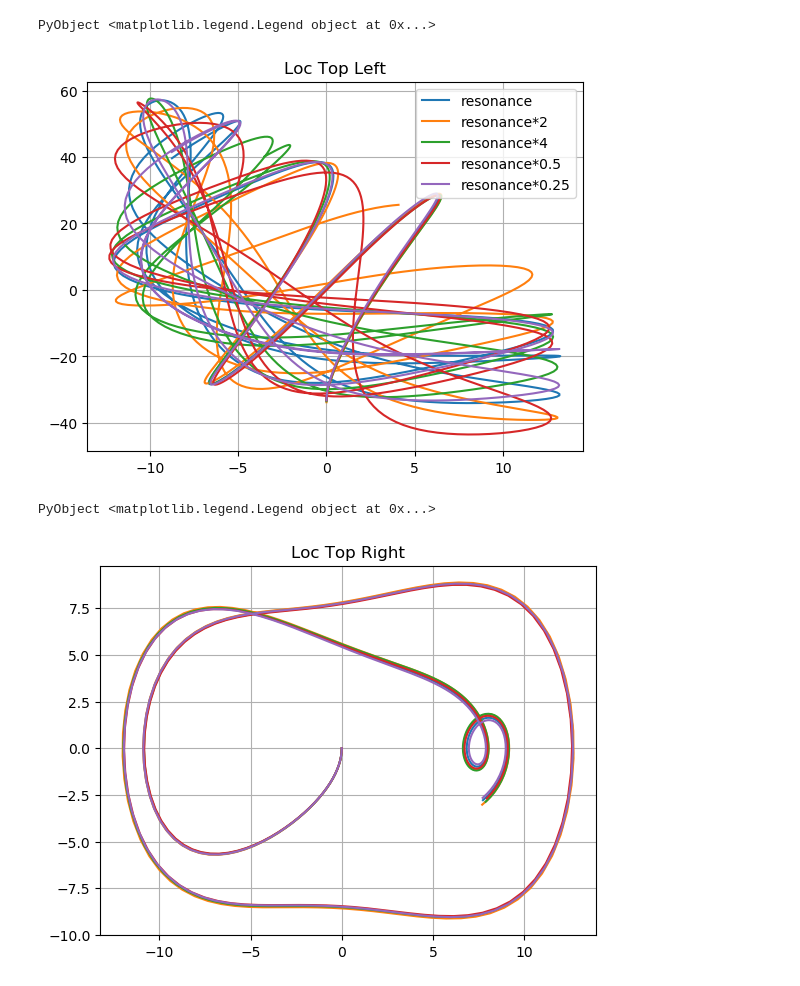
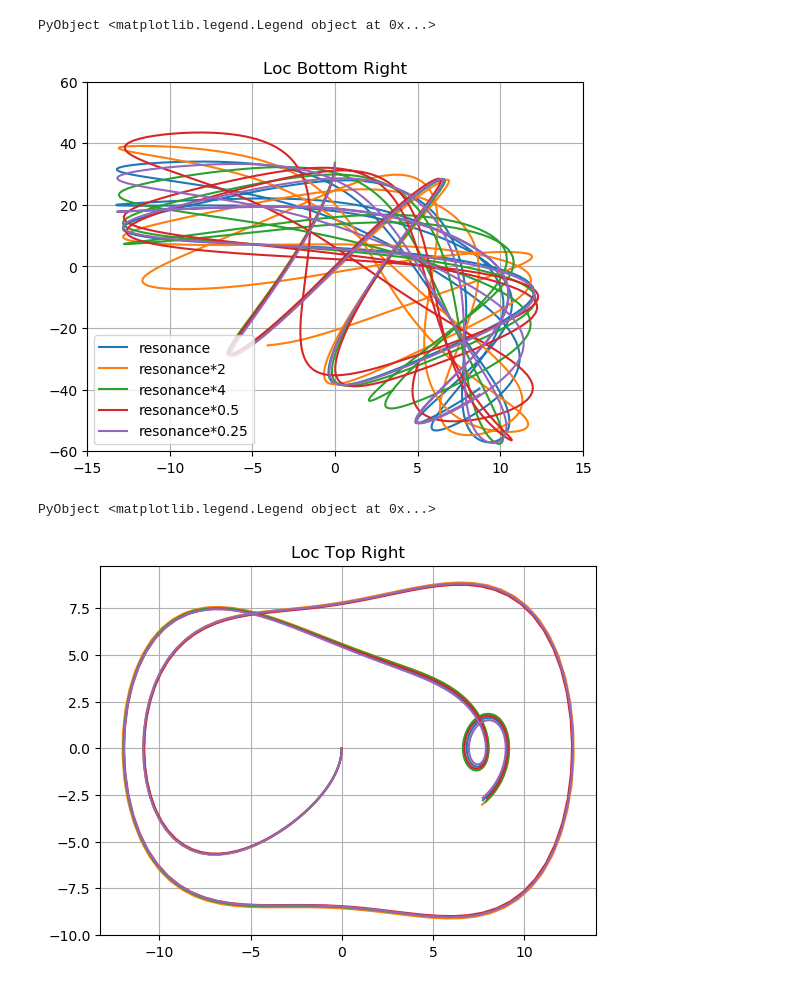
Before and after one commit to spenam/thesis_codes_git, a Jupyter notebook: information.ipynb, the cells around one changed output. Saved outputs shown, nothing was run; the diff lists cells and outputs as text; code cells hidden in the pictures.

```diff
--- a/information.ipynb
+++ b/information.ipynb
@@ -22,8 +22,8 @@ println(grid[1][1])
 [-7.463206555804481, 0.3672462109389524]
 -7.463206555804481
 # %%
-Xraros=[-33.4, -33.8, -33.5,-33.2, -33.2]
-Praros=[1.49, 1.48, 1.46, 1.46, 1.5]
+Xraros=[33.4, 33.8, 33.5,33.2, 33.2]
+Praros=[-1.49, -1.48, -1.46, -1.46, -1.5]
 #xraros=[33.4, 33.8, 33.5,33.2, 33.2]
 #Praros=[1.49, 1.48, 1.46, 1.46, 1.5]
 # %% [output]
@@ -528,36 +528,38 @@ initial_momentum[2]=Praros[2]#Pz1[jj]
 #w[2]=0.632455532033675*2.
 
 prob = DynamicalODEProblem(pdot, qdot, initial_momentum, initial_position, tspan)
 sol3 = solve(prob, CalvoSanz4(), dt=dts);
 plot(sol3[3,:],sol3[4,:],label="resonance*2")
 initial_position[2]=Xraros[3]#Xz0[jj]
 initial_momentum[2]=Praros[3]#Pz1[jj]
 #w[2]=0.6324555320336759*4.
 
 prob = DynamicalODEProblem(pdot, qdot, initial_momentum, initial_position, tspan)
 sol3 = solve(prob, CalvoSanz4(), dt=dts);
 plot(sol3[3,:],sol3[4,:],label="resonance*4")
 initial_position[2]=Xraros[4]#Xz0[jj]
 initial_momentum[2]=Praros[4]#Pz1[jj]
 #w[2]=0.6324555320336759*0.5
 
 prob = DynamicalODEProblem(pdot, qdot, initial_momentum, initial_position, tspan)
 sol3 = solve(prob, CalvoSanz4(), dt=dts);
 plot(sol3[3,:],sol3[4,:],label="resonance*0.5")
 initial_position[2]=Xraros[5]#Xz0[jj]
 initial_momentum[2]=Praros[5]#Pz1[jj]
 #w[2]=0.6324555320336759*0.25
 
 prob = DynamicalODEProblem(pdot, qdot, initial_momentum, initial_position, tspan)
 sol3 = solve(prob, CalvoSanz4(), dt=dts);
 plot(sol3[3,:],sol3[4,:],label="resonance*0.25")
 PyPlot.grid(true)
-title("Loc Top Left")
-savefig("xvXTL.png")
+title("Loc Bottom Right")
+savefig("xvXBR.png")
+xlim([-15,15])
+ylim([-60,60])
 
 legend()
 # %% [output]
-[figure, old version]
+[figure, new version]
 PyObject <matplotlib.legend.Legend object at 0x...>
 # %%
 initial_position[1]=0. #xz0[jj]
```
Also changed, not shown: parts of 1 cell of this notebook.
